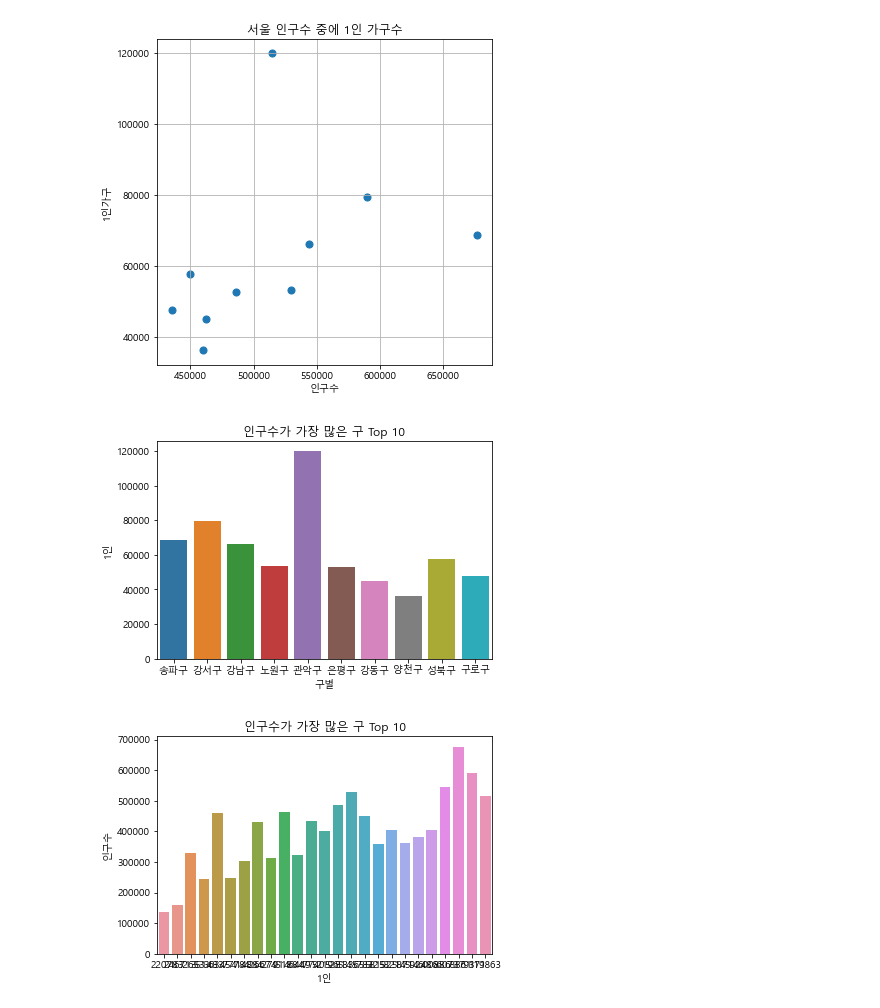
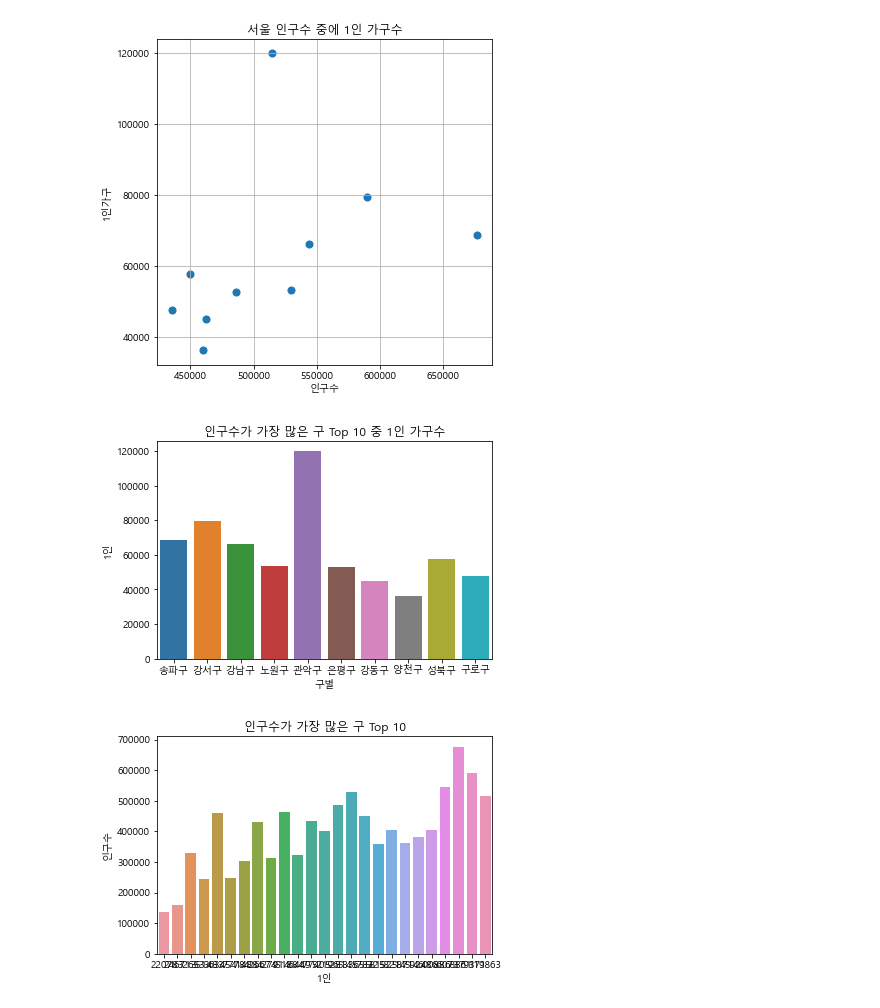
Before and after one commit to leele91/Data-Analysis-2020, a Jupyter notebook: 07.seoul/0002.가구원.ipynb, the cells around one changed output. Cells and saved outputs as stored; diff of their text form; code cells hidden in the pictures.

```diff
--- a/07.seoul/0002.가구원.ipynb
+++ b/07.seoul/0002.가구원.ipynb
@@ -322,10 +322,10 @@ plt.show()
 [figure]
 # %%
 sns.barplot(x="구별", y="1인", data=drf2)
-plt.title("인구수가 가장 많은 구 Top 10")
+plt.title("인구수가 가장 많은 구 Top 10 중 1인 가구수")
 plt.show()
 # %% [output]
-[figure, old version]
+[figure, new version]
 # %%
 sns.barplot(x="1인", y="인구수", data=drf3)
 plt.title("인구수가 가장 많은 구 Top 10")
```
